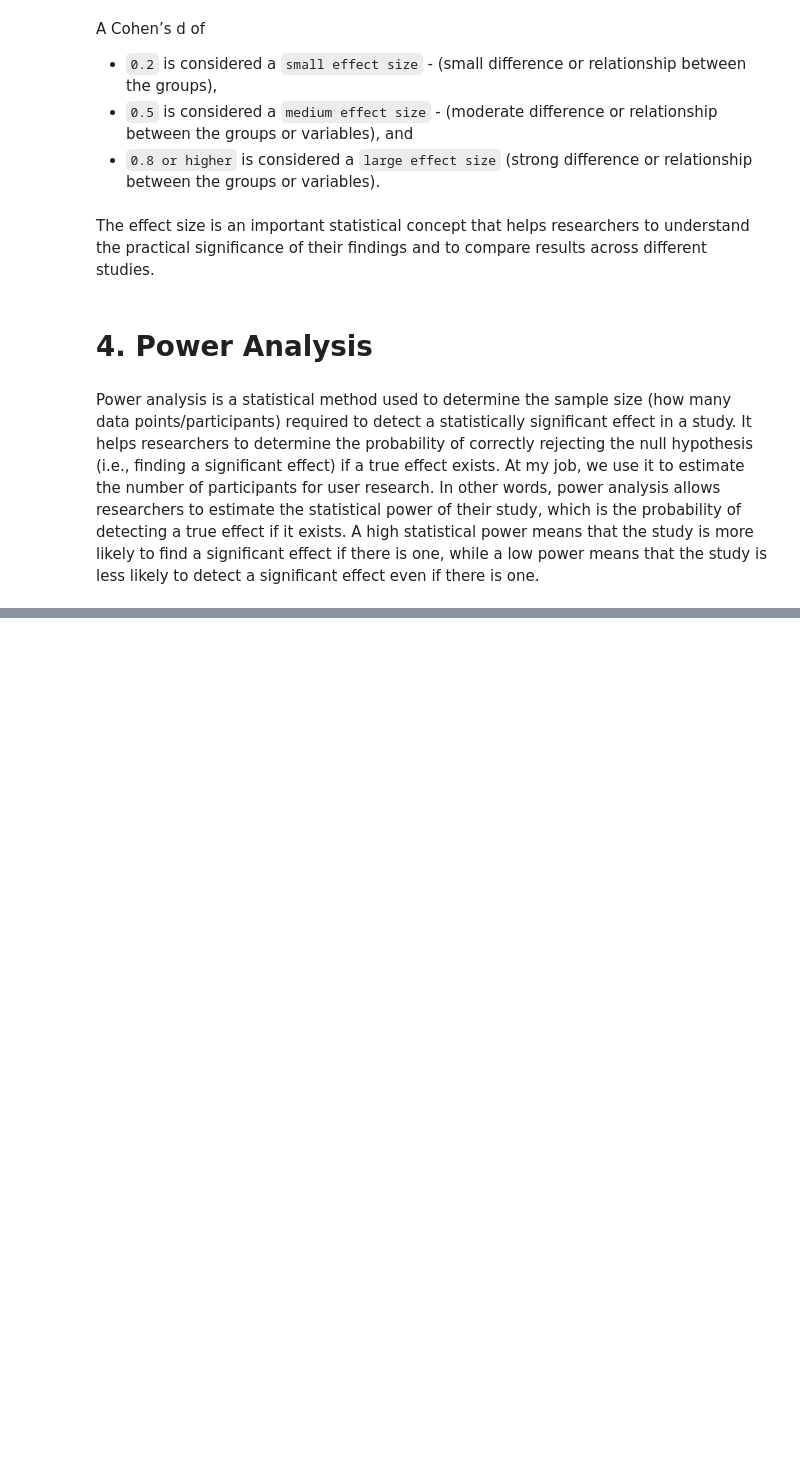
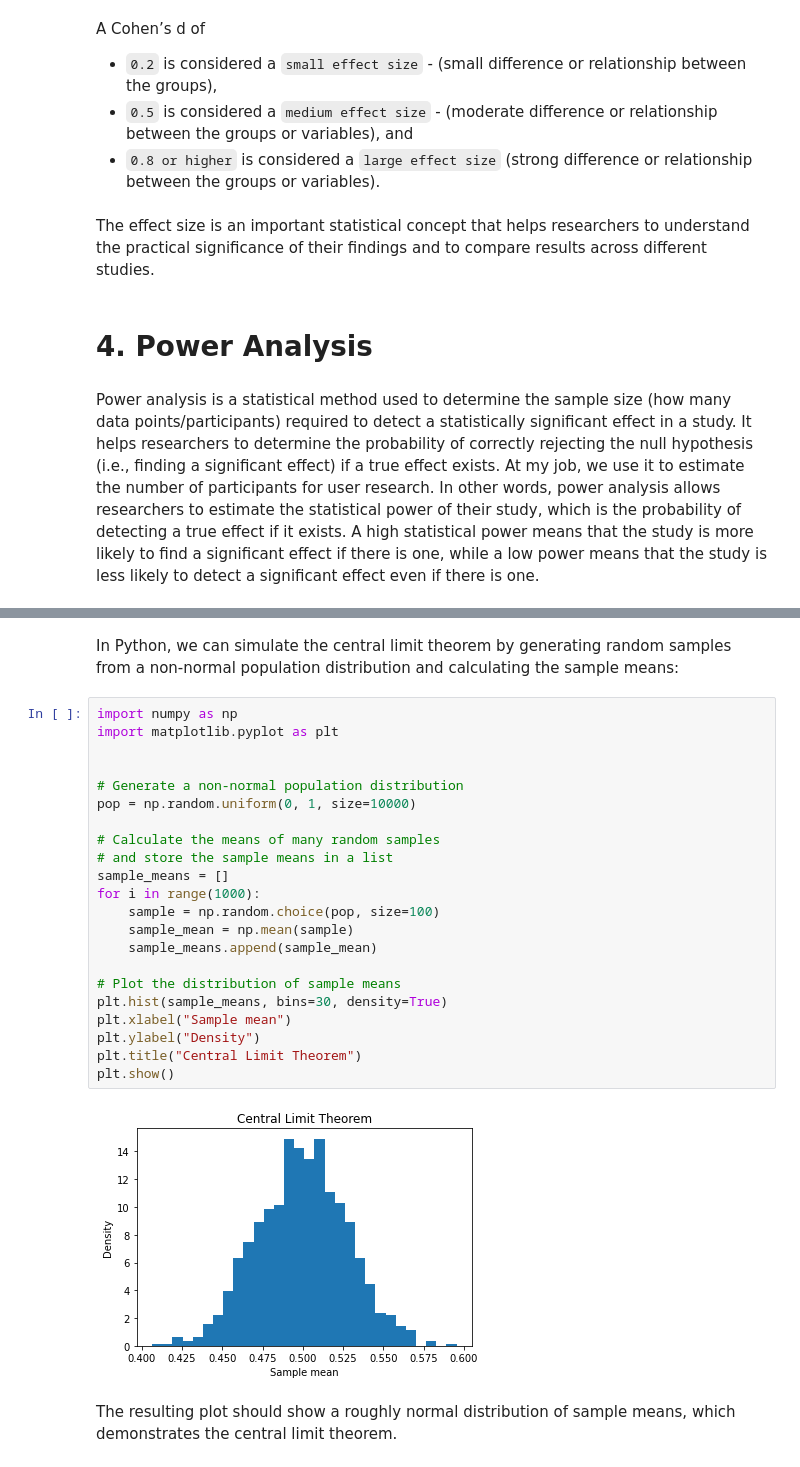
Before and after one commit to AzadMehedi/Statistics, a Jupyter notebook: 6_Statistical_Terms_should_know.ipynb, the cells around one changed output, grey strips where cells are left out. Cells and saved outputs as stored; diff of their text form; blank space fills up the shorter version.

```diff
--- a/6_Statistical_Terms_should_know.ipynb
+++ b/6_Statistical_Terms_should_know.ipynb
@@ -132,0 +201,28 @@ Power analysis is a statistical method used to determine the sample size (how ma
+# %% [markdown]
+In Python, we can simulate the central limit theorem by generating random samples from a non-normal population distribution and calculating the sample means:
+# %%
+import numpy as np
+import matplotlib.pyplot as plt
+
+
+# Generate a non-normal population distribution
+pop = np.random.uniform(0, 1, size=10000)
+
+# Calculate the means of many random samples
+# and store the sample means in a list
+sample_means = []
+for i in range(1000):
+    sample = np.random.choice(pop, size=100)
+    sample_mean = np.mean(sample)
+    sample_means.append(sample_mean)
+
+# Plot the distribution of sample means
+plt.hist(sample_means, bins=30, density=True)
+plt.xlabel("Sample mean")
+plt.ylabel("Density")
+plt.title("Central Limit Theorem")
+plt.show()
+# %% [output]
+[figure, added]
+# %% [markdown]
+The resulting plot should show a roughly normal distribution of sample means, which demonstrates the central limit theorem.
```
Also changed, not shown: parts of 11 cells of this notebook.
